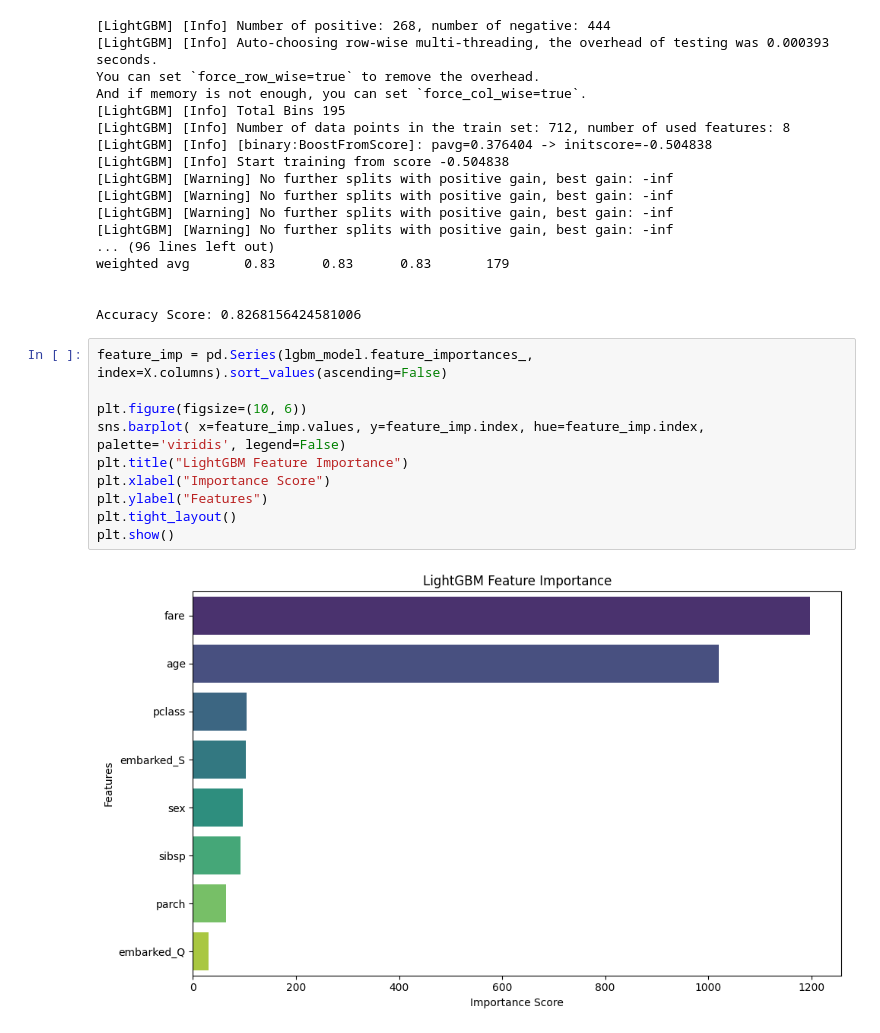
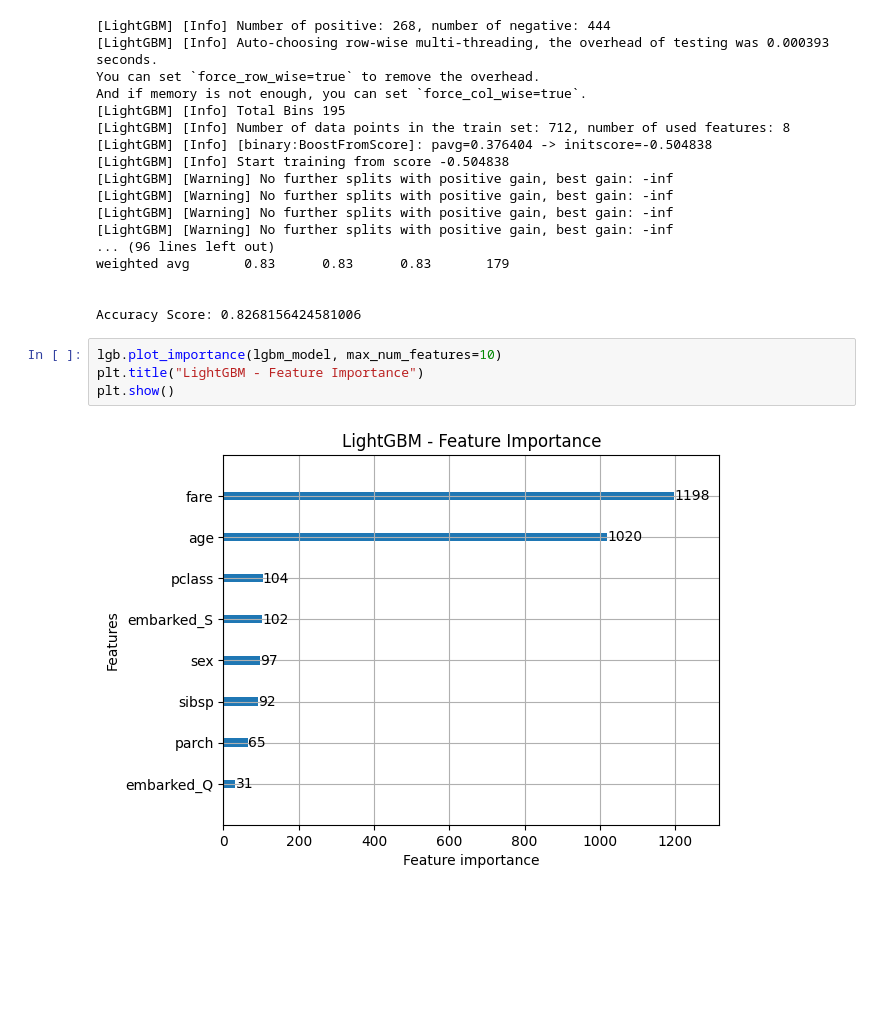
Before and after one commit to SanjayBista1010/Classification, a Jupyter notebook: TitanicBoosting.ipynb, the cells around one changed output. Drawn from its saved outputs; the diff is of its cells as text; blank space fills up the shorter version.

```diff
--- a/TitanicBoosting.ipynb
+++ b/TitanicBoosting.ipynb
@@ -325,15 +325,9 @@ weighted avg       0.83      0.83      0.83       179
 
 
 Accuracy Score: 0.8268156424581006
-# %%
-feature_imp = pd.Series(lgbm_model.feature_importances_, index=X.columns).sort_values(ascending=False)
-
-plt.figure(figsize=(10, 6))
-sns.barplot( x=feature_imp.values, y=feature_imp.index, hue=feature_imp.index, palette='viridis', legend=False)
-plt.title("LightGBM Feature Importance")
-plt.xlabel("Importance Score")
-plt.ylabel("Features")
-plt.tight_layout()
-plt.show()
-# %% [output]
-[figure, removed]
+# %%
+lgb.plot_importance(lgbm_model, max_num_features=10)
+plt.title("LightGBM - Feature Importance")
+plt.show()
+# %% [output]
+[figure, added]
```
